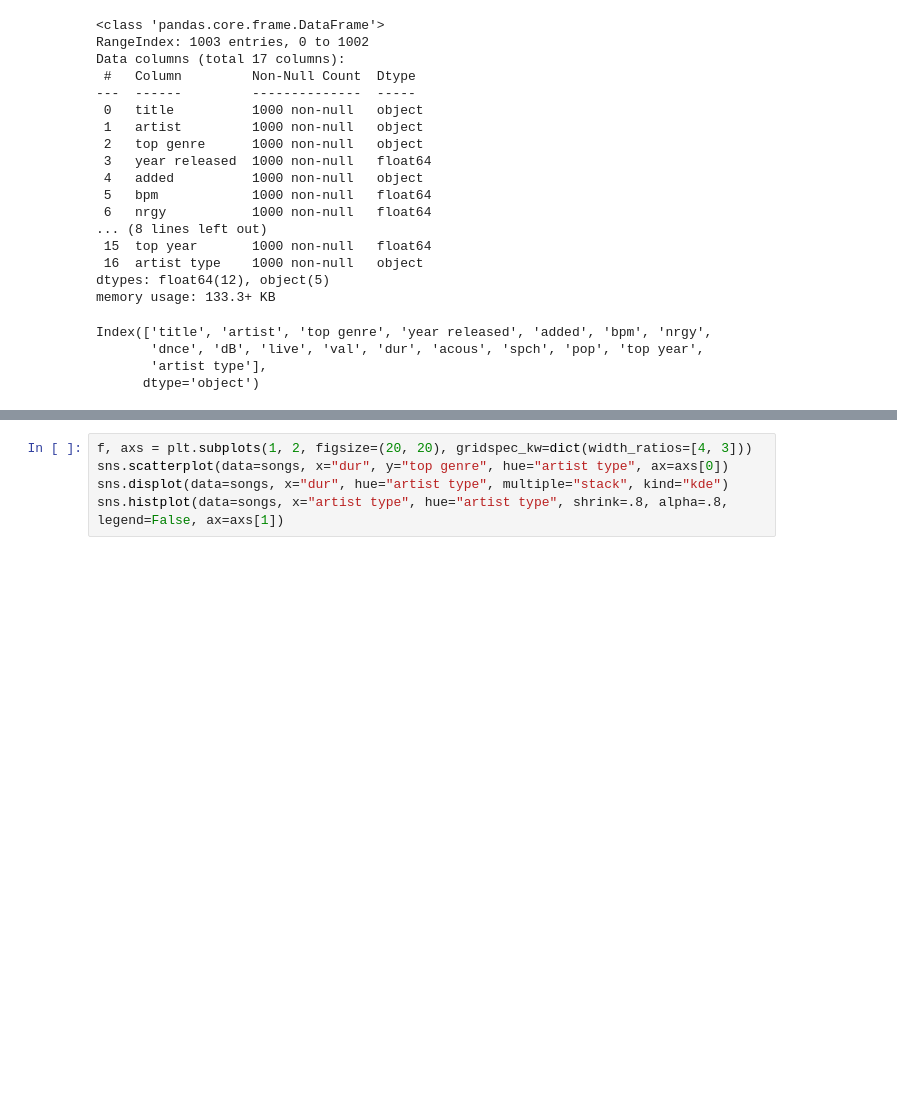
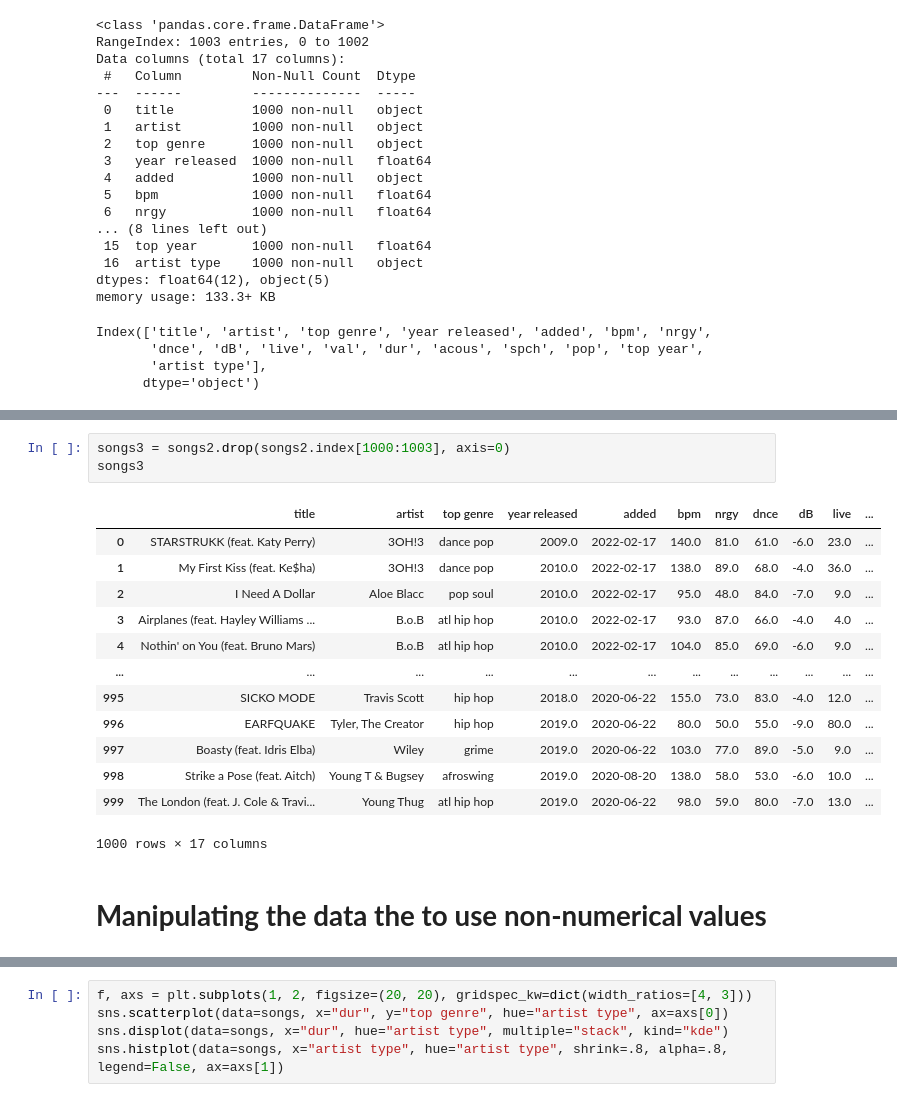
Before and after one commit to Rishit605/ml-randomforestregressor-test, a Jupyter notebook: randomforestregressor-II.ipynb, the cells around one changed output, grey strips where cells are left out. Cells and saved outputs as stored; diff of their text form; blank space fills up the shorter version.

```diff
--- a/randomforestregressor-II.ipynb
+++ b/randomforestregressor-II.ipynb
@@ -83,0 +145,19 @@ Index(['title', 'artist', 'top genre', 'year released', 'added', 'bpm', 'nrgy',
+# %%
+songs3 = songs2.drop(songs2.index[1000:1003], axis=0)
+songs3
+# %% [output]
+|  | title | artist | top genre | year released | added | bpm | nrgy | dnce | dB | live | ... |
+| 0 | STARSTRUKK (feat. Katy Perry) | 3OH!3 | dance pop | 2009.0 | 2022‑02‑17 | 140.0 | 81.0 | 61.0 | -6.0 | 23.0 | ... |
+| 1 | My First Kiss (feat. Ke$ha) | 3OH!3 | dance pop | 2010.0 | 2022‑02‑17 | 138.0 | 89.0 | 68.0 | -4.0 | 36.0 | ... |
+| 2 | I Need A Dollar | Aloe Blacc | pop soul | 2010.0 | 2022‑02‑17 | 95.0 | 48.0 | 84.0 | -7.0 | 9.0 | ... |
+| 3 | Airplanes (feat. Hayley Williams ... | B.o.B | atl hip hop | 2010.0 | 2022‑02‑17 | 93.0 | 87.0 | 66.0 | -4.0 | 4.0 | ... |
+| 4 | Nothin' on You (feat. Bruno Mars) | B.o.B | atl hip hop | 2010.0 | 2022‑02‑17 | 104.0 | 85.0 | 69.0 | -6.0 | 9.0 | ... |
+| ... | ... | ... | ... | ... | ... | ... | ... | ... | ... | ... | ... |
+| 995 | SICKO MODE | Travis Scott | hip hop | 2018.0 | 2020‑06‑22 | 155.0 | 73.0 | 83.0 | -4.0 | 12.0 | ... |
+| 996 | EARFQUAKE | Tyler, The Creator | hip hop | 2019.0 | 2020‑06‑22 | 80.0 | 50.0 | 55.0 | -9.0 | 80.0 | ... |
+| 997 | Boasty (feat. Idris Elba) | Wiley | grime | 2019.0 | 2020‑06‑22 | 103.0 | 77.0 | 89.0 | -5.0 | 9.0 | ... |
+| 998 | Strike a Pose (feat. Aitch) | Young T & Bugsey | afroswing | 2019.0 | 2020‑08‑20 | 138.0 | 58.0 | 53.0 | -6.0 | 10.0 | ... |
+| 999 | The London (feat. J. Cole & Travi... | Young Thug | atl hip hop | 2019.0 | 2020‑06‑22 | 98.0 | 59.0 | 80.0 | -7.0 | 13.0 | ... |
+1000 rows × 17 columns
+# %% [markdown]
+# **Manipulating the data the to use non-numerical values**
```
Also changed, not shown: parts of 13 cells of this notebook.
